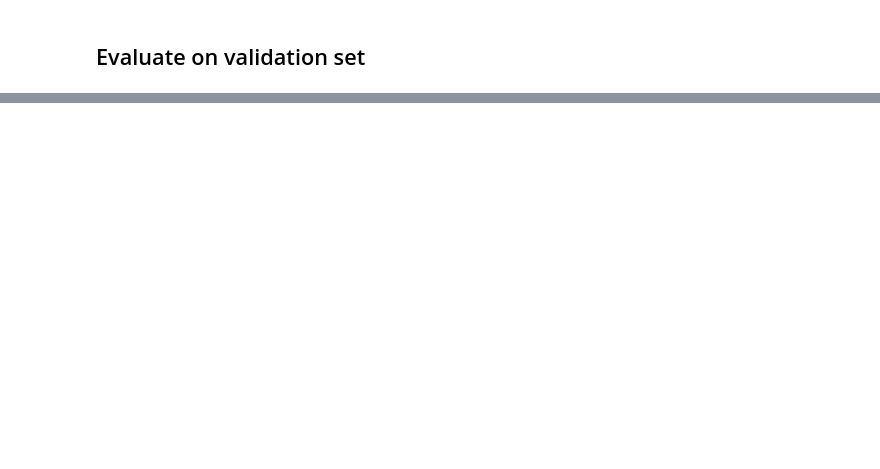
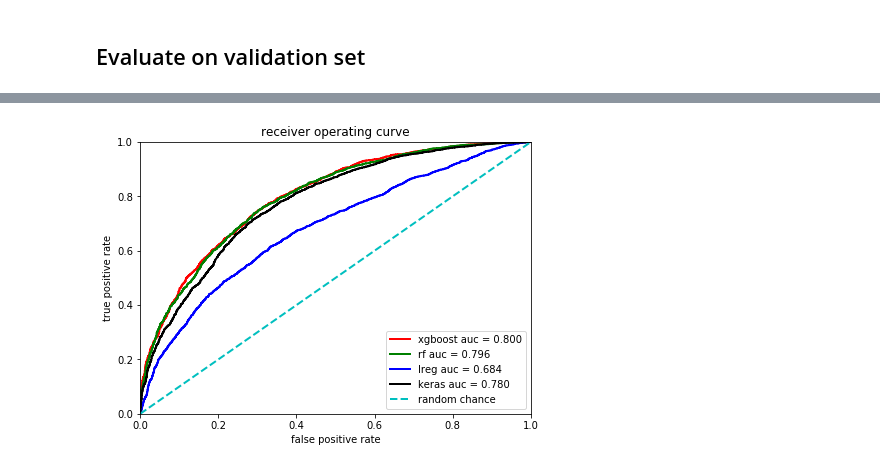
Before and after one commit to llayer/ml_exercise, a Jupyter notebook: Higgs.ipynb, the cells around one changed output, grey strips where cells are left out. Saved outputs shown, nothing was run; the diff lists cells and outputs as text; code cells hidden in the pictures; blank space fills up the shorter version.

```diff
--- a/Higgs.ipynb
+++ b/Higgs.ipynb
@@ -496,0 +589,14 @@ evaluate(X_train, X_val, feature_importance, 'xgboost', best_xgboost)
+# %%
+from sklearn.metrics import auc, roc_curve
+
+def best_roc(result, algo):
+    best = result.iloc[0].to_dict()
+    print(best, algo)
+    y_val, y_pred = evaluate(X_train, X_val, feature_importance, algo, best)
+    fpr, tpr, thresholds = roc_curve(y_val, y_pred)
+    roc_auc = auc(fpr, tpr)
+    return fpr, tpr, thresholds, roc_auc
+# %%
+rocs = []
+for hp, a in zip(hps, algos):
+    rocs.append(best_roc(hp, a))
@@ -496,0 +608,20 @@ evaluate(X_train, X_val, feature_importance, 'xgboost', best_xgboost)
+# %%
+colors = 'rgbk'
+
+fig, ax = plt.subplots(figsize=(7, 5))
+
+for roc, c, a in zip( rocs, colors, algos ):
+
+    ax.plot(roc[0], roc[1], lw=2, color=c, label=a + ' auc = %.3f' % (roc[3]))
+
+ax.plot([0, 1], [0, 1], linestyle='--', lw=2, color='c', label='random chance')
+ax.set_xlim([0, 1.0])
+ax.set_ylim([0, 1.0])
+ax.set_xlabel('false positive rate')
+ax.set_ylabel('true positive rate')
+ax.set_title('receiver operating curve')
+ax.legend(loc="lower right")
+
+plt.show()
+# %% [output]
+[figure, added]
```
Also changed, not shown: parts of 19 cells of this notebook.
